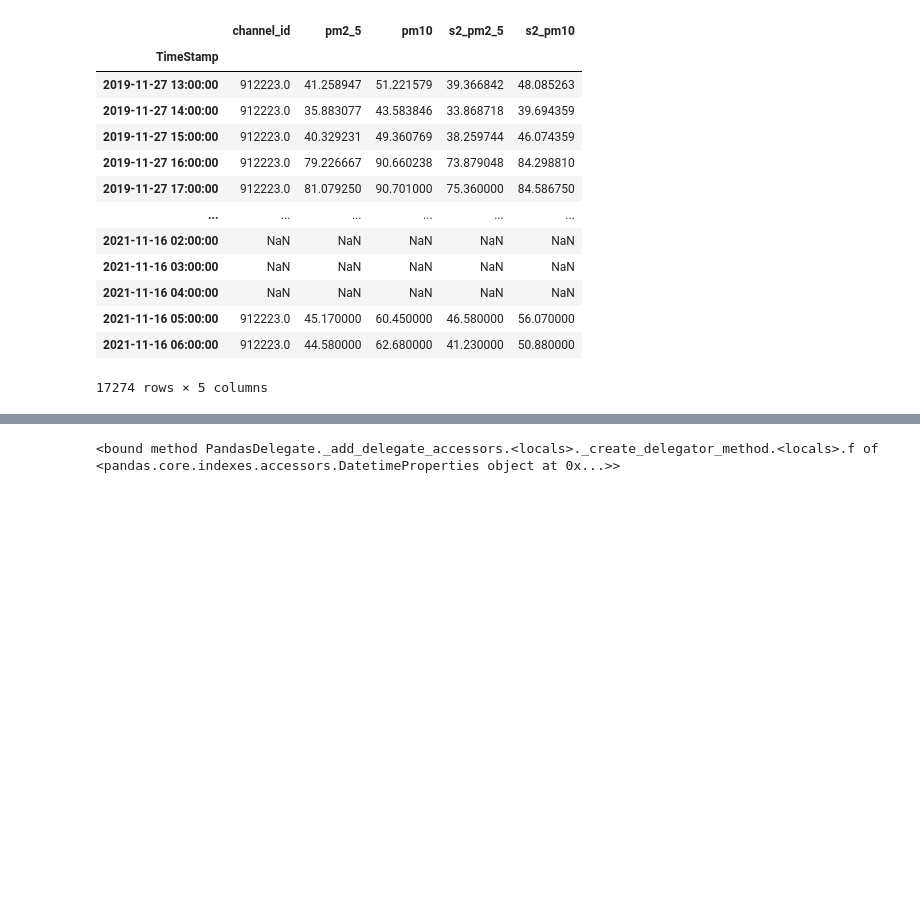
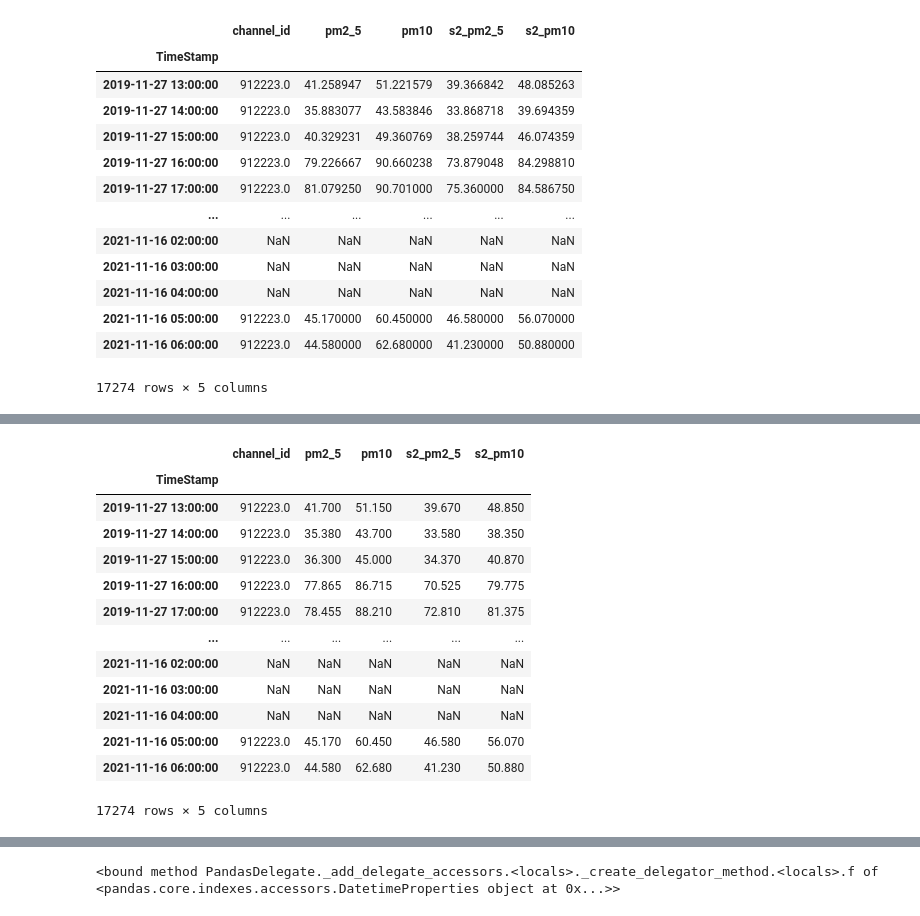
Before and after one commit to uman95/AirQo_assignment, a Jupyter notebook: AirQo.ipynb, the cells around one changed output, grey strips where cells are left out. Drawn from its saved outputs; the diff is of its cells as text; code cells hidden in the pictures; blank space fills up the shorter version.

```diff
--- a/AirQo.ipynb
+++ b/AirQo.ipynb
@@ -154,0 +137,2 @@ pd.Grouper?
+# %%
+channel_one_new = channel_one.set_index(['TimeStamp'])
@@ -171,0 +475,17 @@ channel_one.groupby(pd.Grouper(key='TimeStamp', freq='1H')).mean()
+# %%
+channel_one.groupby(pd.Grouper(key='TimeStamp', freq='1H')).median()
+# %% [output]
+|  | channel_id | pm2_5 | pm10 | s2_pm2_5 | s2_pm10 |
+| TimeStamp |  |  |  |  |  |
+| 2019-11-27 13:00:00 | 912223.0 | 41.700 | 51.150 | 39.670 | 48.850 |
+| 2019-11-27 14:00:00 | 912223.0 | 35.380 | 43.700 | 33.580 | 38.350 |
+| 2019-11-27 15:00:00 | 912223.0 | 36.300 | 45.000 | 34.370 | 40.870 |
+| 2019-11-27 16:00:00 | 912223.0 | 77.865 | 86.715 | 70.525 | 79.775 |
+| 2019-11-27 17:00:00 | 912223.0 | 78.455 | 88.210 | 72.810 | 81.375 |
+| ... | ... | ... | ... | ... | ... |
+| 2021-11-16 02:00:00 | NaN | NaN | NaN | NaN | NaN |
+| 2021-11-16 03:00:00 | NaN | NaN | NaN | NaN | NaN |
+| 2021-11-16 04:00:00 | NaN | NaN | NaN | NaN | NaN |
+| 2021-11-16 05:00:00 | 912223.0 | 45.170 | 60.450 | 46.580 | 56.070 |
+| 2021-11-16 06:00:00 | 912223.0 | 44.580 | 62.680 | 41.230 | 50.880 |
+17274 rows × 5 columns
```
Also changed, not shown: parts of 49 cells of this notebook, 17 other files.
